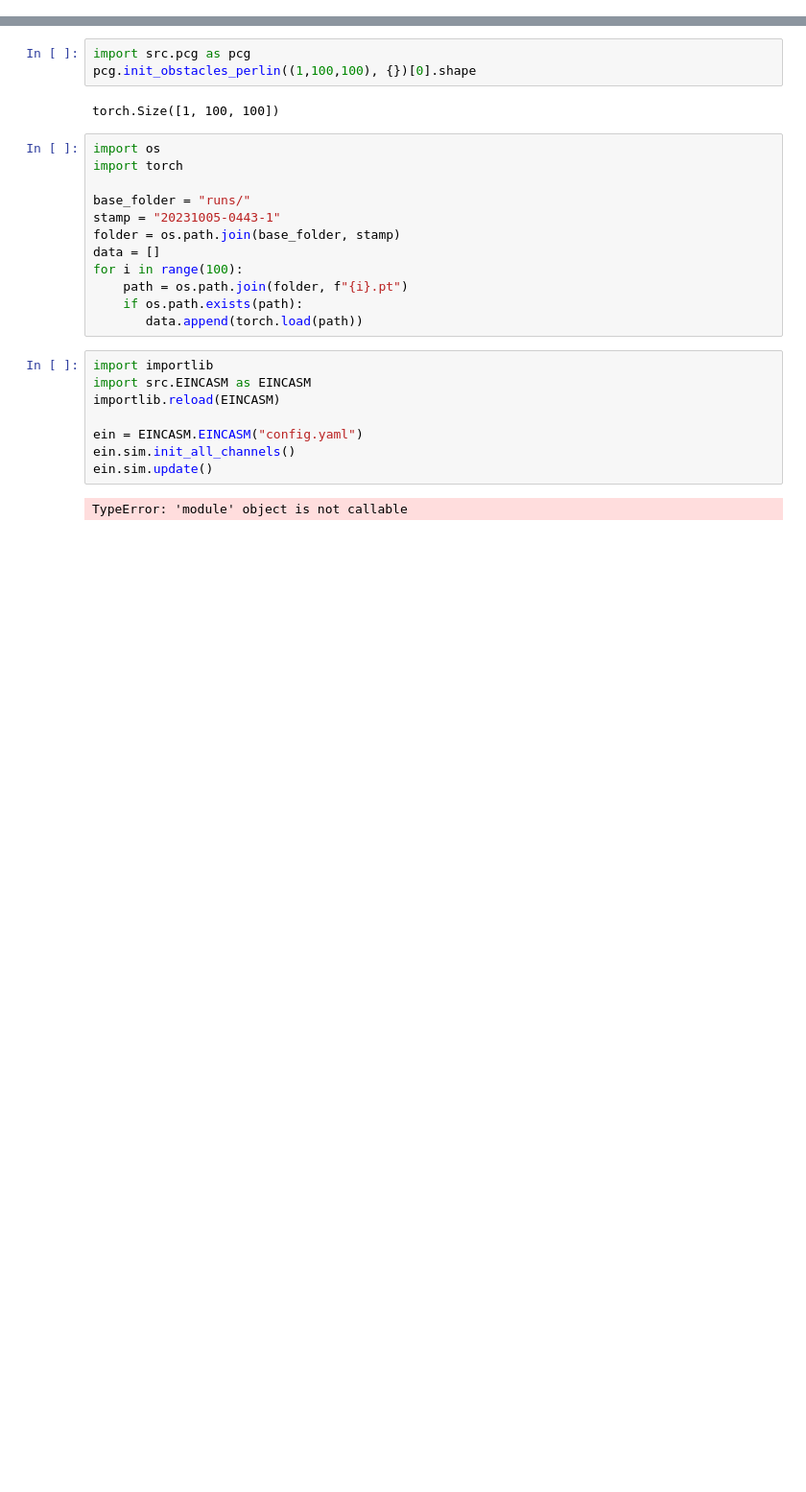
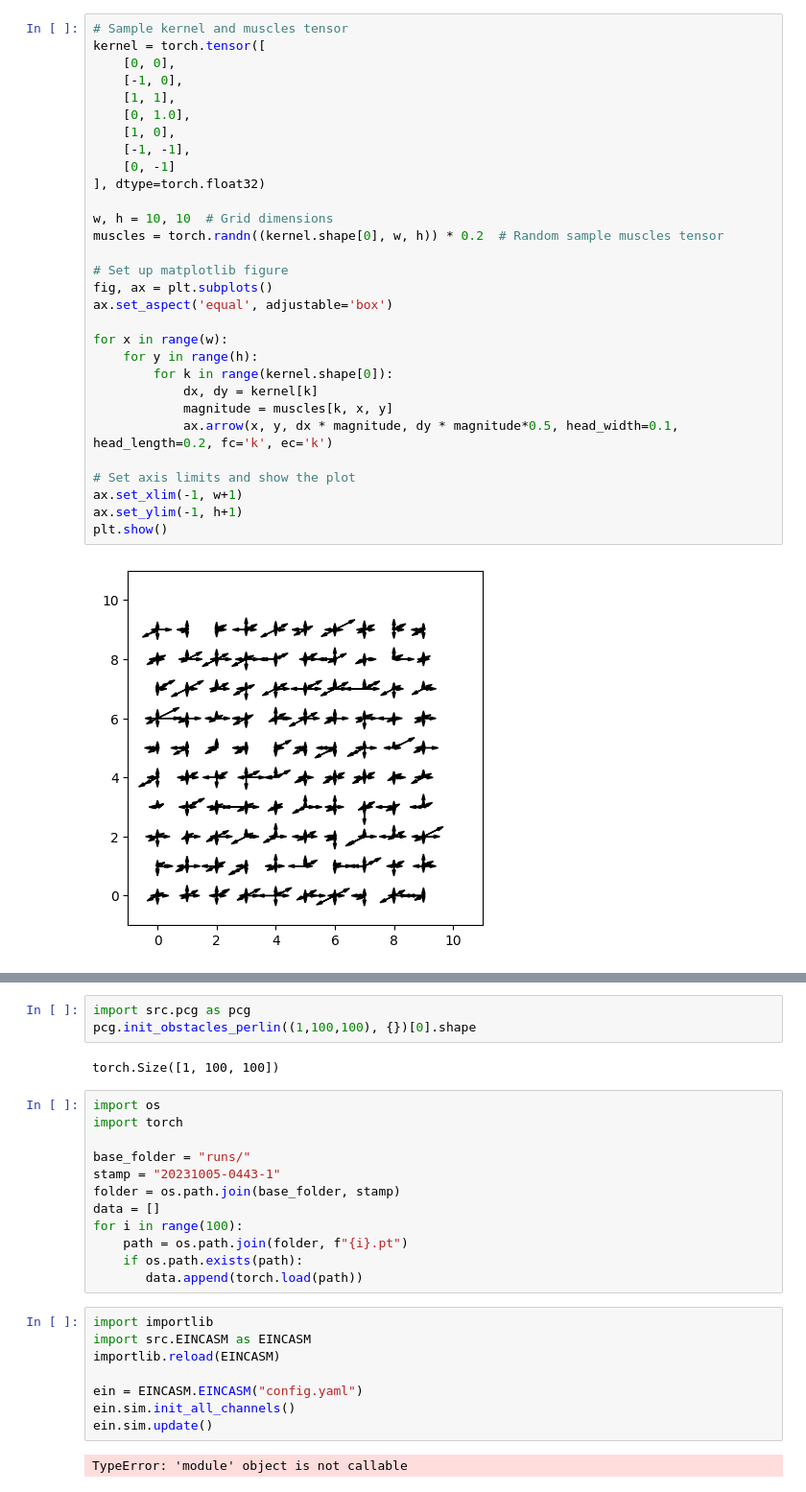
Before and after one commit to aidanbx/coralai, a Jupyter notebook: playground.ipynb, the cells around one changed output, grey strips where cells are left out. Shown at 96% size. Saved outputs shown, nothing was run; the diff lists cells and outputs as text; blank space fills up the shorter version.

```diff
--- a/playground.ipynb
+++ b/playground.ipynb
@@ -0,0 +129,32 @@
+# %%
+# Sample kernel and muscles tensor
+kernel = torch.tensor([
+    [0, 0],
+    [-1, 0],
+    [1, 1],
+    [0, 1.0],
+    [1, 0],
+    [-1, -1],
+    [0, -1]
+], dtype=torch.float32)
+
+w, h = 10, 10  # Grid dimensions
+muscles = torch.randn((kernel.shape[0], w, h)) * 0.2  # Random sample muscles tensor
+
+# Set up matplotlib figure
+fig, ax = plt.subplots()
+ax.set_aspect('equal', adjustable='box')
+
+for x in range(w):
+    for y in range(h):
+        for k in range(kernel.shape[0]):
+            dx, dy = kernel[k]
+            magnitude = muscles[k, x, y]
+            ax.arrow(x, y, dx * magnitude, dy * magnitude*0.5, head_width=0.1, head_length=0.2, fc='k', ec='k')
+
+# Set axis limits and show the plot
+ax.set_xlim(-1, w+1)
+ax.set_ylim(-1, h+1)
+plt.show()
+# %% [output]
+[figure, added]
```
Also changed, not shown: parts of 12 cells of this notebook, 17 other files.
